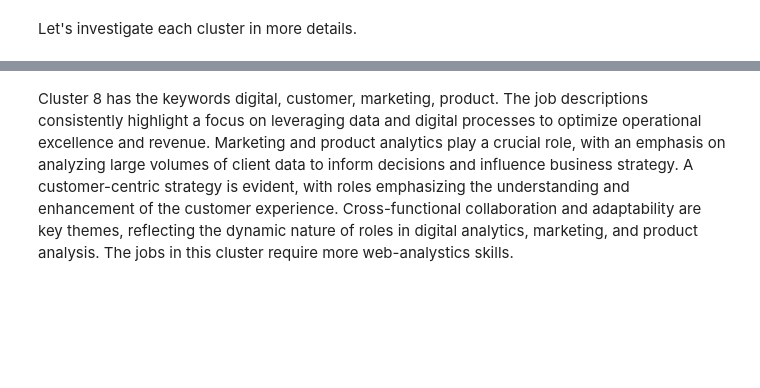
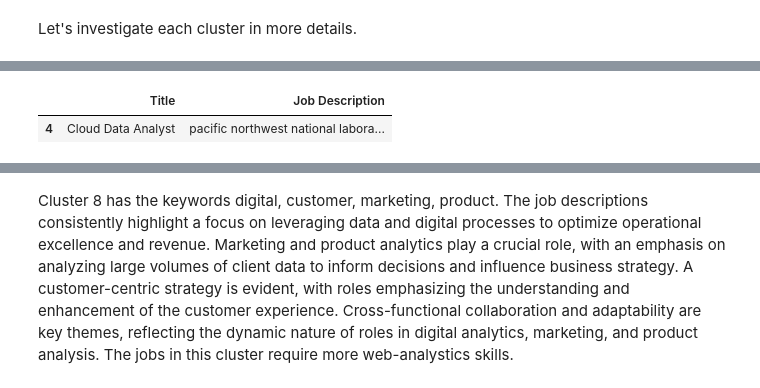
Before and after one commit to natalia00kr/Projects, a Jupyter notebook: Project 3_Web scraping.ipynb, the cells around one changed output, grey strips where cells are left out. Drawn from its saved outputs; the diff is of its cells as text; code cells hidden in the pictures; blank space fills up the shorter version.

```diff
--- a/Project 3_Web scraping.ipynb
+++ b/Project 3_Web scraping.ipynb
@@ -615,0 +480,7 @@ df[df['Cluster'] == 7][['Title', 'Job Description']].head(10)
+# %%
+# Cluster 3
+pd.set_option('display.max_colwidth', None)
+df[df['Cluster'] == 2][['Title', 'Job Description']].head(1)
+# %% [output]
+|  | Title | Job Description |
+| 4 | Cloud Data Analyst | pacific northwest national labora... |
```
Also changed, not shown: parts of 44 cells of this notebook.
